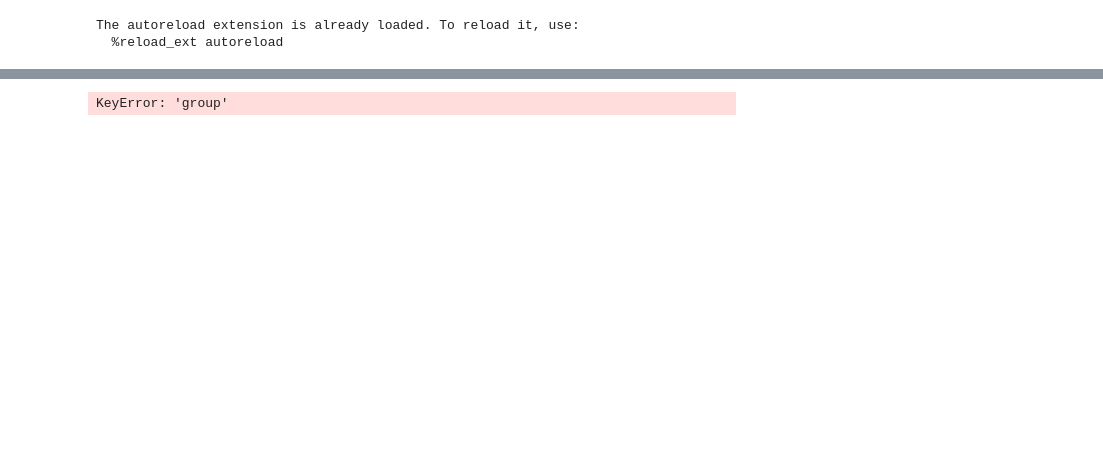
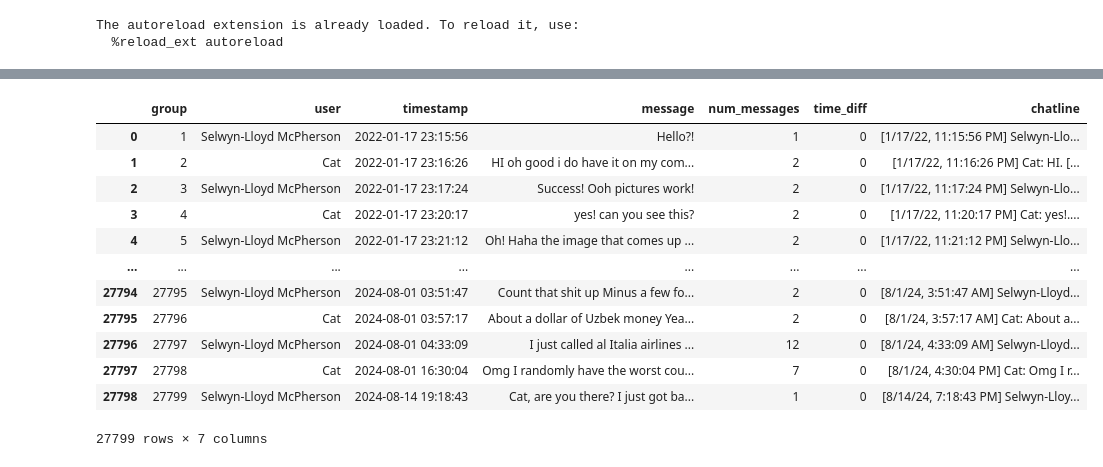
Before and after one commit to mypolopony/echolalia, a Jupyter notebook: demo.ipynb, the cells around one changed output, grey strips where cells are left out. Cells and saved outputs as stored; diff of their text form; code cells hidden in the pictures; blank space fills up the shorter version.

```diff
--- a/demo.ipynb
+++ b/demo.ipynb
@@ -26,5 +42,9 @@ NameError: name 'WhatsAppParser' is not defined
 # %%
 # Begin to contextualize
+
+# Filter no exceptions
+messages = messages[~messages['exception'].apply(lambda x: isinstance(x, str))]
+
 # Sort by timestamp
 messages = messages.sort_values(by='timestamp')
 
@@ -53,16 +89,40 @@ messages
+# %%
+# Remove the first because I started the conversation
+messages = messages.iloc[1:]
 # %%
 import numpy as np
 
+# Define a lambda function for calculating median time difference in a group
+def median_diff_lambda(timestamps: list[datetime]) -> pd.Timedelta:
+    """
+    Attempt to calculate the median time difference between messages in a group. If it fails, just reutrn 0.
+    """
+    try:
+        return pd.Timedelta(seconds=np.median((x - x.shift(1)).dropna().dt.total_seconds()))
+    except:
+        return 0
+
 # Group by this new "group" column and concatenate the values in "messages"
 messages_combined = messages.groupby('group', as_index=False).agg({
-
-    'user': 'first',            # Take the first value of 'user' for each group
-    'timestamp': 'first',       # Take the first value of 'timestamp' for each group
-    'message': ' '.join,        # Concatenate the values of 'message'
-    'num_messages': 'size',     # Count the number of messages
-    'time_diff': np.median,     # Take the median value of 'time_diff'
-    'chatline': '. '.join       # Concatenate the values of 'chatline'
+    'user': 'first',                 # Take the first value of 'user' for each group
+    'timestamp': 'first',            # Take the first value of 'timestamp' for each group
+    'message': ' '.join,             # Concatenate the values of 'message'
+    'num_messages': 'size',          # Count the number of messages
+    'time_diff': median_diff_lambda, # Calculate the median time difference between messages if possible
+    'chatline': '. '.join            # Concatenate the values of 'chatline'
 })
 messages_combined
 # %% [output]
+|  | group | user | timestamp | message | num_messages | time_diff | chatline |
+| 0 | 1 | Selwyn-Lloyd McPherson | 2022-01-17 23:15:56 | Hello?! | 1 | 0 | [1/17/22, 11:15:56 PM] Selwyn-Llo... |
+| 1 | 2 | Cat | 2022-01-17 23:16:26 | HI oh good i do have it on my com... | 2 | 0 | [1/17/22, 11:16:26 PM] Cat: HI. [... |
+| 2 | 3 | Selwyn-Lloyd McPherson | 2022-01-17 23:17:24 | Success! Ooh pictures work! | 2 | 0 | [1/17/22, 11:17:24 PM] Selwyn-Llo... |
+| 3 | 4 | Cat | 2022-01-17 23:20:17 | yes! can you see this? | 2 | 0 | [1/17/22, 11:20:17 PM] Cat: yes!.... |
+| 4 | 5 | Selwyn-Lloyd McPherson | 2022-01-17 23:21:12 | Oh! Haha the image that comes up ... | 2 | 0 | [1/17/22, 11:21:12 PM] Selwyn-Llo... |
+| ... | ... | ... | ... | ... | ... | ... | ... |
+| 27794 | 27795 | Selwyn-Lloyd McPherson | 2024-08-01 03:51:47 | Count that shit up Minus a few fo... | 2 | 0 | [8/1/24, 3:51:47 AM] Selwyn-Lloyd... |
+| 27795 | 27796 | Cat | 2024-08-01 03:57:17 | About a dollar of Uzbek money Yea... | 2 | 0 | [8/1/24, 3:57:17 AM] Cat: About a... |
+| 27796 | 27797 | Selwyn-Lloyd McPherson | 2024-08-01 04:33:09 | I just called al Italia airlines ... | 12 | 0 | [8/1/24, 4:33:09 AM] Selwyn-Lloyd... |
+| 27797 | 27798 | Cat | 2024-08-01 16:30:04 | Omg I randomly have the worst cou... | 7 | 0 | [8/1/24, 4:30:04 PM] Cat: Omg I r... |
+| 27798 | 27799 | Selwyn-Lloyd McPherson | 2024-08-14 19:18:43 | Cat, are you there? I just got ba... | 1 | 0 | [8/14/24, 7:18:43 PM] Selwyn-Lloy... |
-KeyError: 'group'
+27799 rows × 7 columns
```
Also changed, not shown: parts of 12 cells of this notebook.
